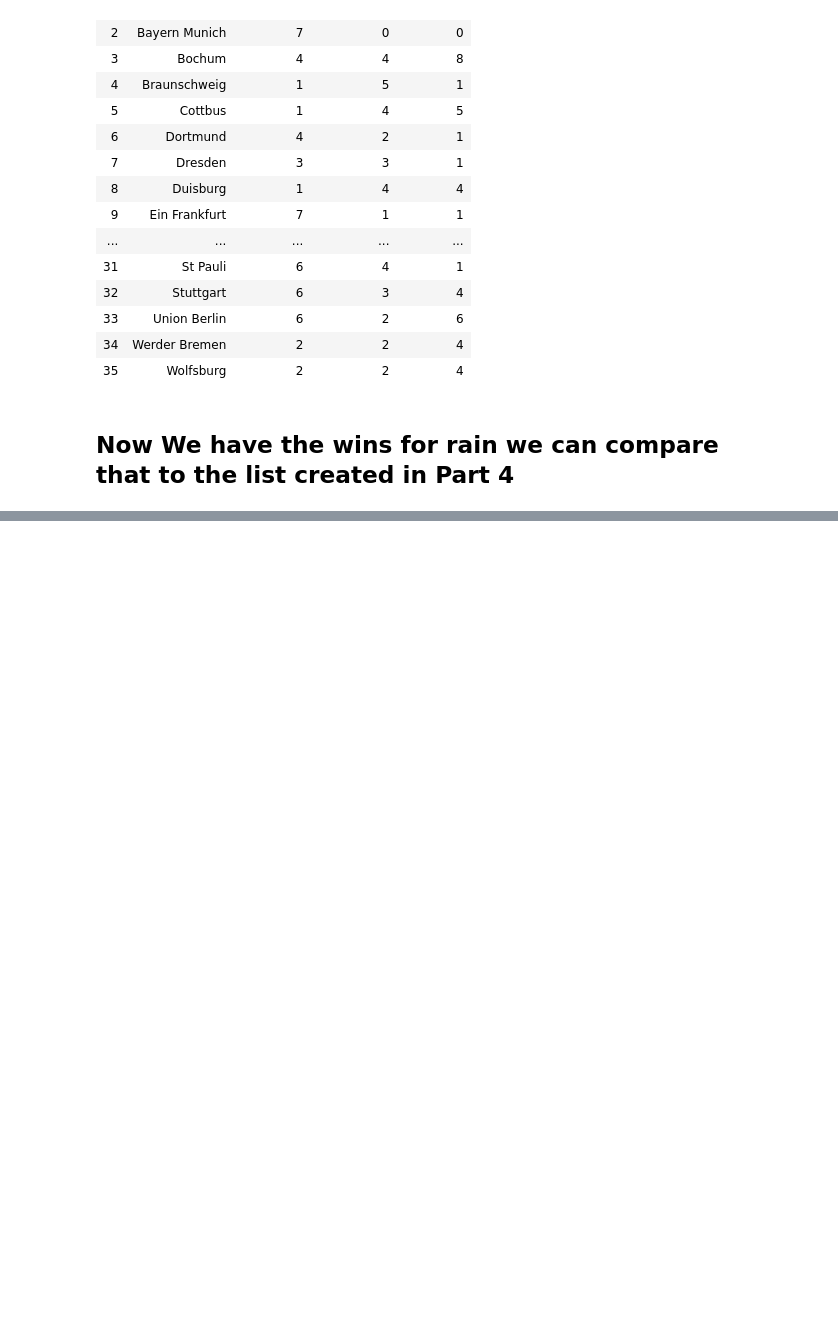
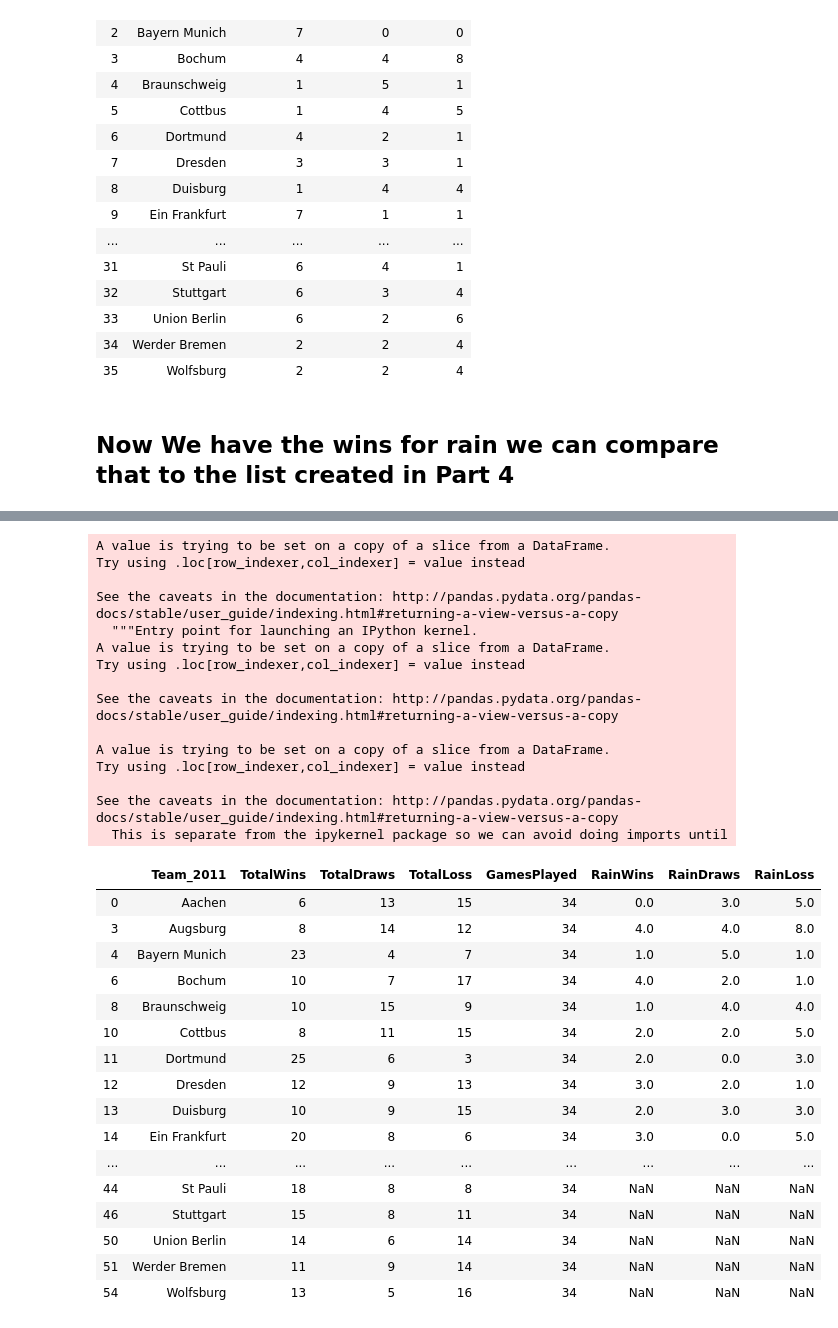
Before and after one commit to Matt-Newton998/Football_API-Mod02_Project, a Jupyter notebook: NewWorkbook.ipynb, the cells around one changed output, grey strips where cells are left out. Saved outputs shown, nothing was run; the diff lists cells and outputs as text; code cells hidden in the pictures; blank space fills up the shorter version.

Commit message:
Rains merged

```diff
--- a/NewWorkbook.ipynb
+++ b/NewWorkbook.ipynb
@@ -790,5 +790,5 @@ df_German_rain
 # %%
 # Just the German teams for part 4 only play 34 games rather than the English 38
 df_2011_HDA_German = df_2011_HDA.loc[df_2011_HDA.GamesPlayed == 34]
-df_2011_HDA_German
+df_2011_HDA_German.drop(columns = ['HomeWins','HomeDraws','HomeLoss', 'AwayWins', 'AwayDraws', 'AwayLoss'], inplace = True)
 # %% [output]
@@ -811,0 +799,38 @@ df_2011_HDA_German
+# %%
+df_2011_HDA_German['RainWins'] = df_German_rain.RainWins
+df_2011_HDA_German['RainDraws'] = df_German_rain.RainDraws
+df_2011_HDA_German['RainLoss'] = df_German_rain.RainLoss
+df_2011_HDA_German
+# %% [output]
+A value is trying to be set on a copy of a slice from a DataFrame.
+Try using .loc[row_indexer,col_indexer] = value instead
+
+See the caveats in the documentation: http://pandas.pydata.org/pandas-docs/stable/user_guide/indexing.html#returning-a-view-versus-a-copy
+  """Entry point for launching an IPython kernel.
+A value is trying to be set on a copy of a slice from a DataFrame.
+Try using .loc[row_indexer,col_indexer] = value instead
+
+See the caveats in the documentation: http://pandas.pydata.org/pandas-docs/stable/user_guide/indexing.html#returning-a-view-versus-a-copy
+
+A value is trying to be set on a copy of a slice from a DataFrame.
+Try using .loc[row_indexer,col_indexer] = value instead
+
+See the caveats in the documentation: http://pandas.pydata.org/pandas-docs/stable/user_guide/indexing.html#returning-a-view-versus-a-copy
+  This is separate from the ipykernel package so we can avoid doing imports until
+|  | Team_2011 | TotalWins | TotalDraws | TotalLoss | GamesPlayed | RainWins | RainDraws | RainLoss |
+| 0 | Aachen | 6 | 13 | 15 | 34 | 0.0 | 3.0 | 5.0 |
+| 3 | Augsburg | 8 | 14 | 12 | 34 | 4.0 | 4.0 | 8.0 |
+| 4 | Bayern Munich | 23 | 4 | 7 | 34 | 1.0 | 5.0 | 1.0 |
+| 6 | Bochum | 10 | 7 | 17 | 34 | 4.0 | 2.0 | 1.0 |
+| 8 | Braunschweig | 10 | 15 | 9 | 34 | 1.0 | 4.0 | 4.0 |
+| 10 | Cottbus | 8 | 11 | 15 | 34 | 2.0 | 2.0 | 5.0 |
+| 11 | Dortmund | 25 | 6 | 3 | 34 | 2.0 | 0.0 | 3.0 |
+| 12 | Dresden | 12 | 9 | 13 | 34 | 3.0 | 2.0 | 1.0 |
+| 13 | Duisburg | 10 | 9 | 15 | 34 | 2.0 | 3.0 | 3.0 |
+| 14 | Ein Frankfurt | 20 | 8 | 6 | 34 | 3.0 | 0.0 | 5.0 |
+| ... | ... | ... | ... | ... | ... | ... | ... | ... |
+| 44 | St Pauli | 18 | 8 | 8 | 34 | NaN | NaN | NaN |
+| 46 | Stuttgart | 15 | 8 | 11 | 34 | NaN | NaN | NaN |
+| 50 | Union Berlin | 14 | 6 | 14 | 34 | NaN | NaN | NaN |
+| 51 | Werder Bremen | 11 | 9 | 14 | 34 | NaN | NaN | NaN |
+| 54 | Wolfsburg | 13 | 5 | 16 | 34 | NaN | NaN | NaN |
```
Also changed, not shown: parts of 1 cell of this notebook.
